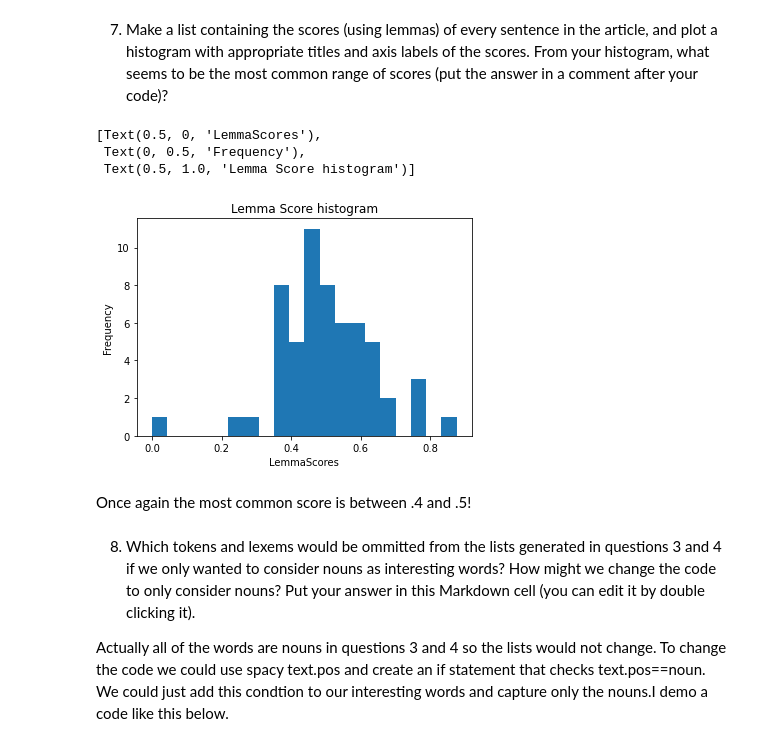
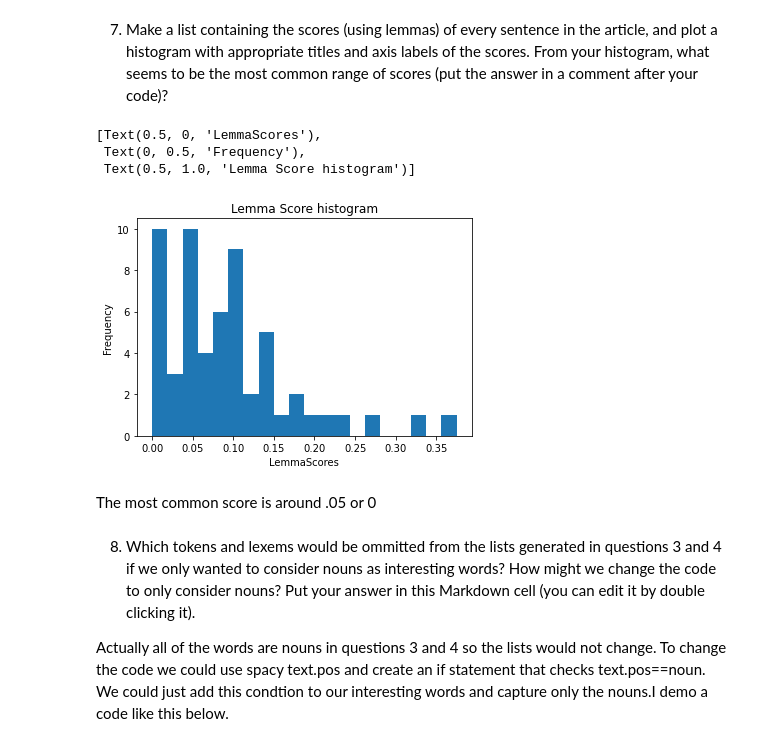
Before and after one commit to zakdavlin/Mod-6, a Jupyter notebook: web-scraping.ipynb, the cells around one changed output. Cells and saved outputs as stored; diff of their text form; code cells hidden in the pictures.

```diff
--- a/web-scraping.ipynb
+++ b/web-scraping.ipynb
@@ -121,12 +121,21 @@ doc=nlp(text.get_text())
 def important_words(token):
     return not (token.is_space or token.is_punct or token.is_stop)
 
-important_tokens = [token for token in doc if important_words(token)]
+token_freq=Counter(map(str,important_tokens))
+important_tokens = set()
+for token, freq in token_freq.most_common(5):
+    important_tokens.add(token)
+
 
 important_lemmas=[token.lemma_.lower() for token in doc if important_words(token)]
 
+lemma_freq=Counter(important_lemmas)
 
-lowercase_important_tokens=[token.text.lower() for token in important_tokens]
+important_lemmas = set()
+for lemma, freq in lemma_freq.most_common(5):
+    important_lemmas.add(lemma)
+
+
 
 
 def score_sentence_by_token(sentence, interesting_token):
@@ -154,6 +163,6 @@ def score_sentence_by_lemma(sentence, interesting_lemmas):
     return "Sentence Lemma Score", count/count2
 
 
-print(score_sentence_by_token("When we think about the onward march of automotive technology, headlights aren’t usually the first thing that come to mind.",lowercase_important_tokens))
+print(score_sentence_by_token("When we think about the onward march of automotive technology, headlights aren’t usually the first thing that come to mind.",important_tokens))
 print(score_sentence_by_lemma("When we think about the onward march of automotive technology, headlights aren’t usually the first thing that come to mind.",important_lemmas))
 # %% [output]
@@ -178,13 +187,18 @@ doc=nlp(text.get_text())
 def important_words(token):
     return not (token.is_space or token.is_punct or token.is_stop)
 
-important_tokens = [token for token in doc if important_words(token)]
+token_freq=Counter(map(str,important_tokens))
+important_tokens = set()
+for token, freq in token_freq.most_common(5):
+    important_tokens.add(token)
 
 important_lemmas=[token.lemma_.lower() for token in doc if important_words(token)]
 
+lemma_freq=Counter(important_lemmas)
 
-lowercase_important_tokens=[token.text.lower() for token in important_tokens]
-
+important_lemmas = set()
+for lemma, freq in lemma_freq.most_common(5):
+    important_lemmas.add(lemma)
 
 def score_sentence_by_token(sentence1, interesting_token):
     count = 0
@@ -211,7 +225,7 @@ def score_sentence_by_lemma(sentence1, interesting_lemmas):
 List_of_token_scores=[]
 sentence_numbers=[]
 for i in doc.sents:
-    List_of_token_scores.append(score_sentence_by_token(i,lowercase_important_tokens))
+    List_of_token_scores.append(score_sentence_by_token(i,important_tokens))
 
 import matplotlib as mpl
 import matplotlib.pyplot as plt
@@ -245,14 +259,18 @@ doc=nlp(text.get_text())
 
 def important_words(token):
     return not (token.is_space or token.is_punct or token.is_stop)
-
-important_tokens = [token for token in doc if important_words(token)]
+token_freq=Counter(map(str,important_tokens))
+important_tokens = set()
+for token, freq in token_freq.most_common(5):
+    important_tokens.add(token)
 
 important_lemmas=[token.lemma_.lower() for token in doc if important_words(token)]
 
+lemma_freq=Counter(important_lemmas)
 
-lowercase_important_tokens=[token.text.lower() for token in important_tokens]
-
+important_lemmas = set()
+for lemma, freq in lemma_freq.most_common(5):
+    important_lemmas.add(lemma)
 
 def score_sentence_by_token(sentence1, interesting_token):
     count = 0
@@ -264,36 +282,36 @@ def score_sentence_by_token(sentence1, interesting_token):
         if not(token.is_space or token.is_punct):
             count2 += 1
     return count/count2
 
 
 def score_sentence_by_lemma(sentence1, interesting_lemmas):
     count=0
     count2=1
     for token in sentence1:
         if token.lemma_.lower()in interesting_lemmas:
             count+=1
         if not(token.is_space or token.is_punct):
             count2 += 1
     return count/count2
 
 List_of_lemma_scores=[]
 sentence_numbers=[]
 for i in doc.sents:
     List_of_lemma_scores.append(score_sentence_by_lemma(i,important_lemmas))
 import matplotlib as mpl
 import matplotlib.pyplot as plt
 import numpy as np
 fig, ax=plt.subplots()
 ax.hist(List_of_lemma_scores,bins=20)
 labels=ax.get_xticklabels()
 ax.set(xlabel='LemmaScores',ylabel='Frequency',title='Lemma Score histogram')
 # %% [output]
 [Text(0.5, 0, 'LemmaScores'),
  Text(0, 0.5, 'Frequency'),
  Text(0.5, 1.0, 'Lemma Score histogram')]
-[figure, old version]
+[figure, new version]
-# %% [markdown]
-Once again the most common score is between .4 and .5!
+# %% [markdown]
+The most common score is around .05 or 0
 # %% [markdown]
 8. Which tokens and lexems would be ommitted from the lists generated in questions 3 and 4 if we only wanted to consider nouns as interesting words?  How might we change the code to only consider nouns? Put your answer in this Markdown cell (you can edit it by double clicking it).
 
```
Also changed, not shown: parts of 3 cells of this notebook.
